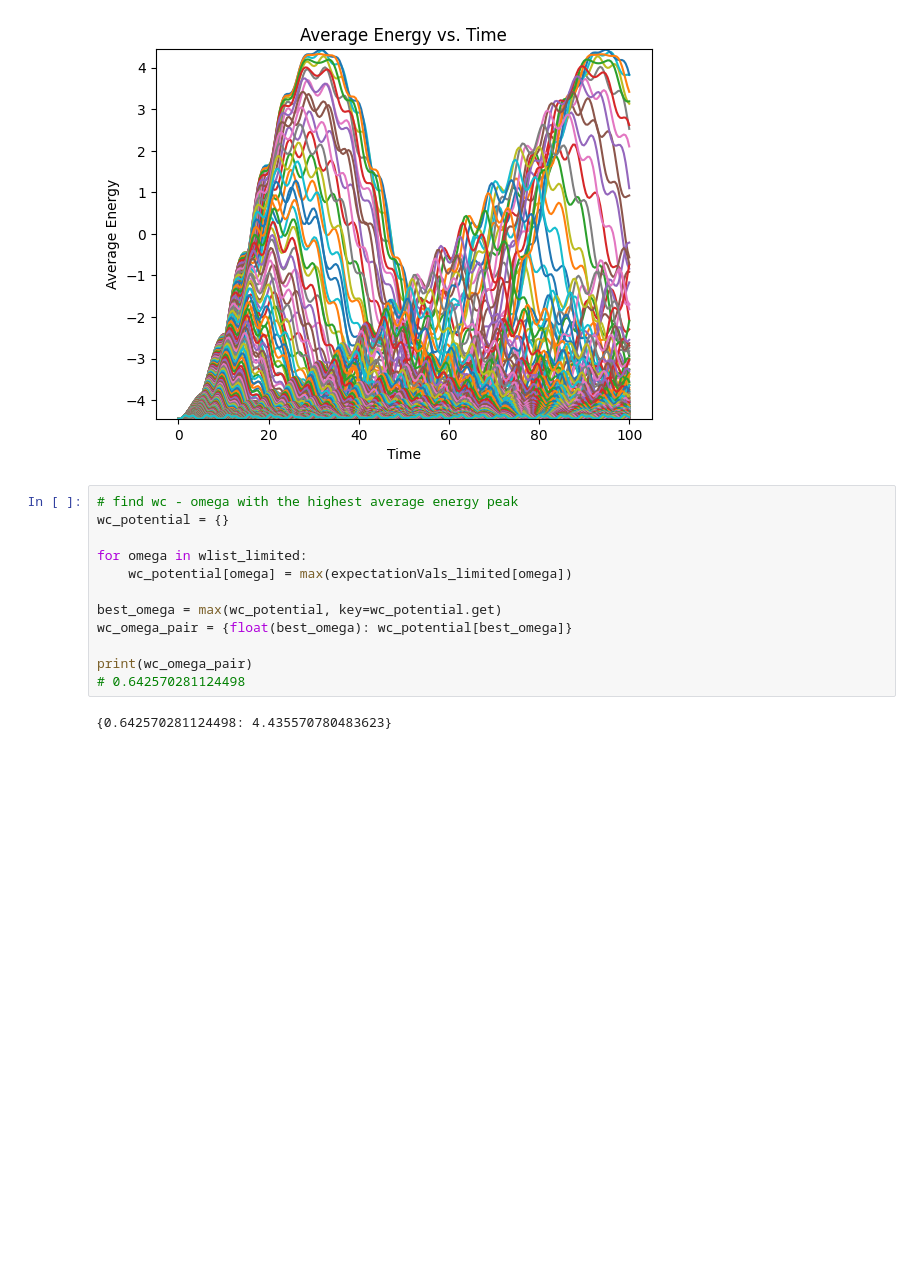
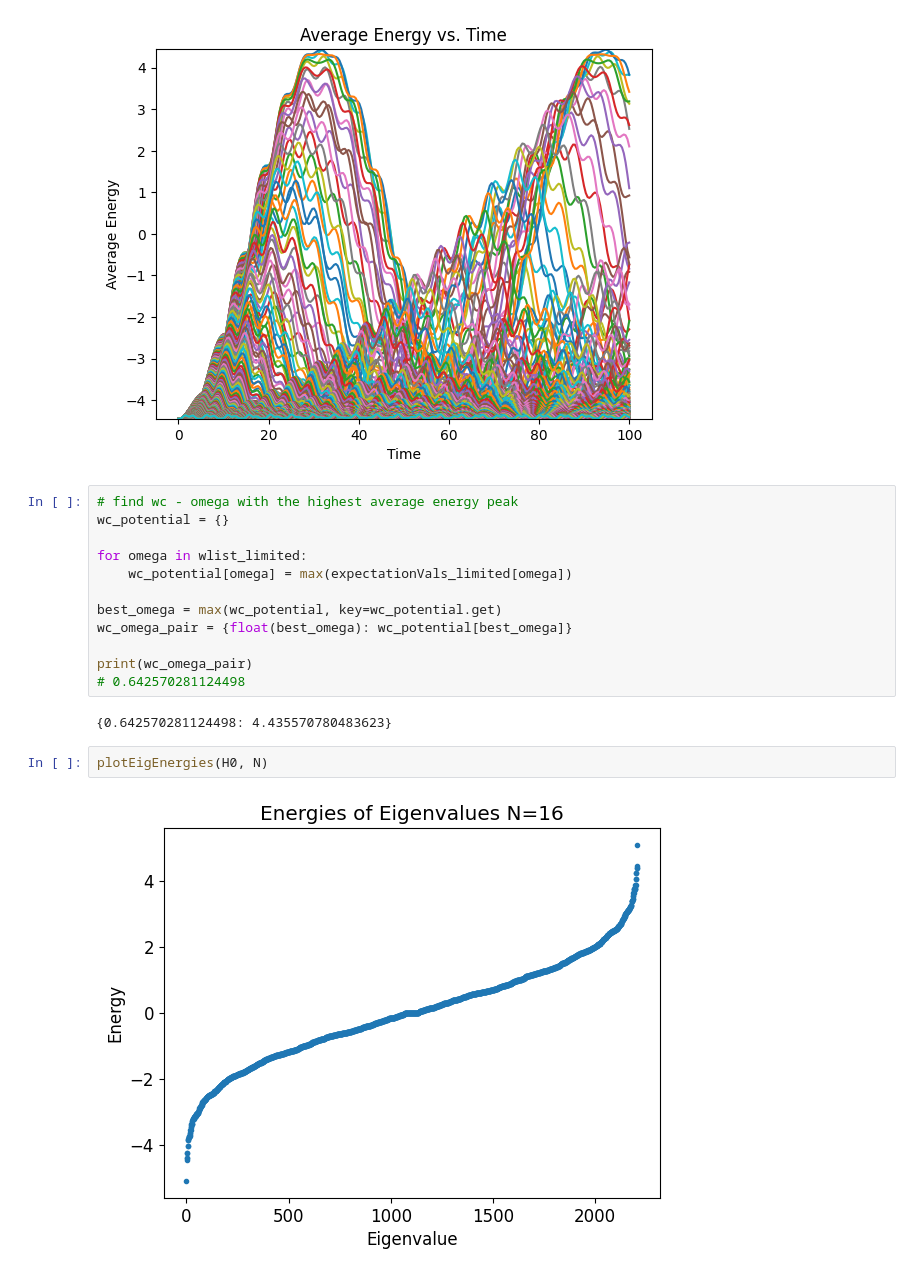
Before and after one commit to Idden/Quantum-Internship, a Jupyter notebook: Quantum_Batteries_Scars/betterPXP_Hamitonian.ipynb, the cells around one changed output. Cells and saved outputs as stored; diff of their text form; blank space fills up the shorter version.

```diff
--- a/Quantum_Batteries_Scars/betterPXP_Hamitonian.ipynb
+++ b/Quantum_Batteries_Scars/betterPXP_Hamitonian.ipynb
@@ -370,4 +370,8 @@ print(wc_omega_pair)
 # 0.642570281124498
 # %% [output]
 {0.642570281124498: 4.435570780483623}
+# %%
+plotEigEnergies(H0, N)
+# %% [output]
+[figure, added]
 # %%
```
Also changed, not shown: parts of 4 cells of this notebook, 4 other files.
